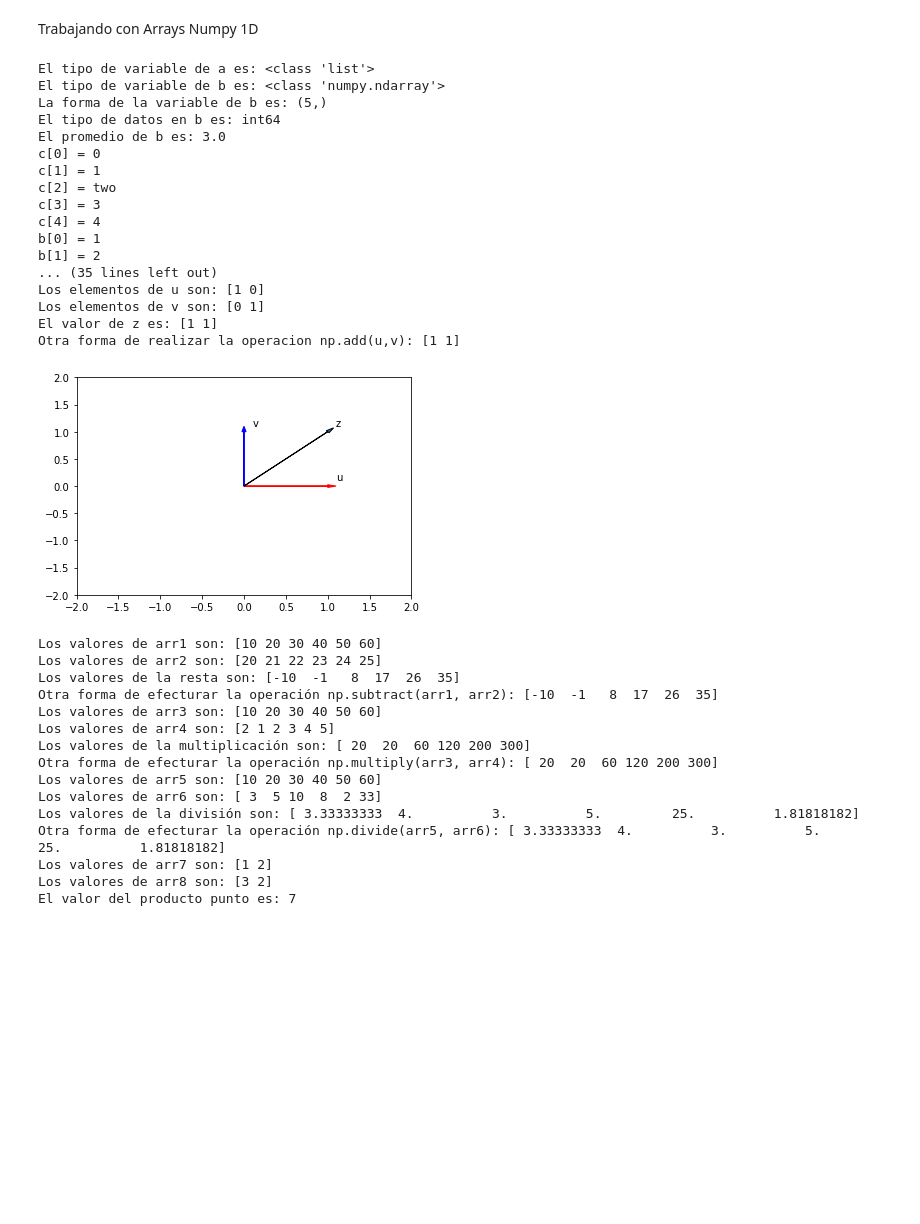
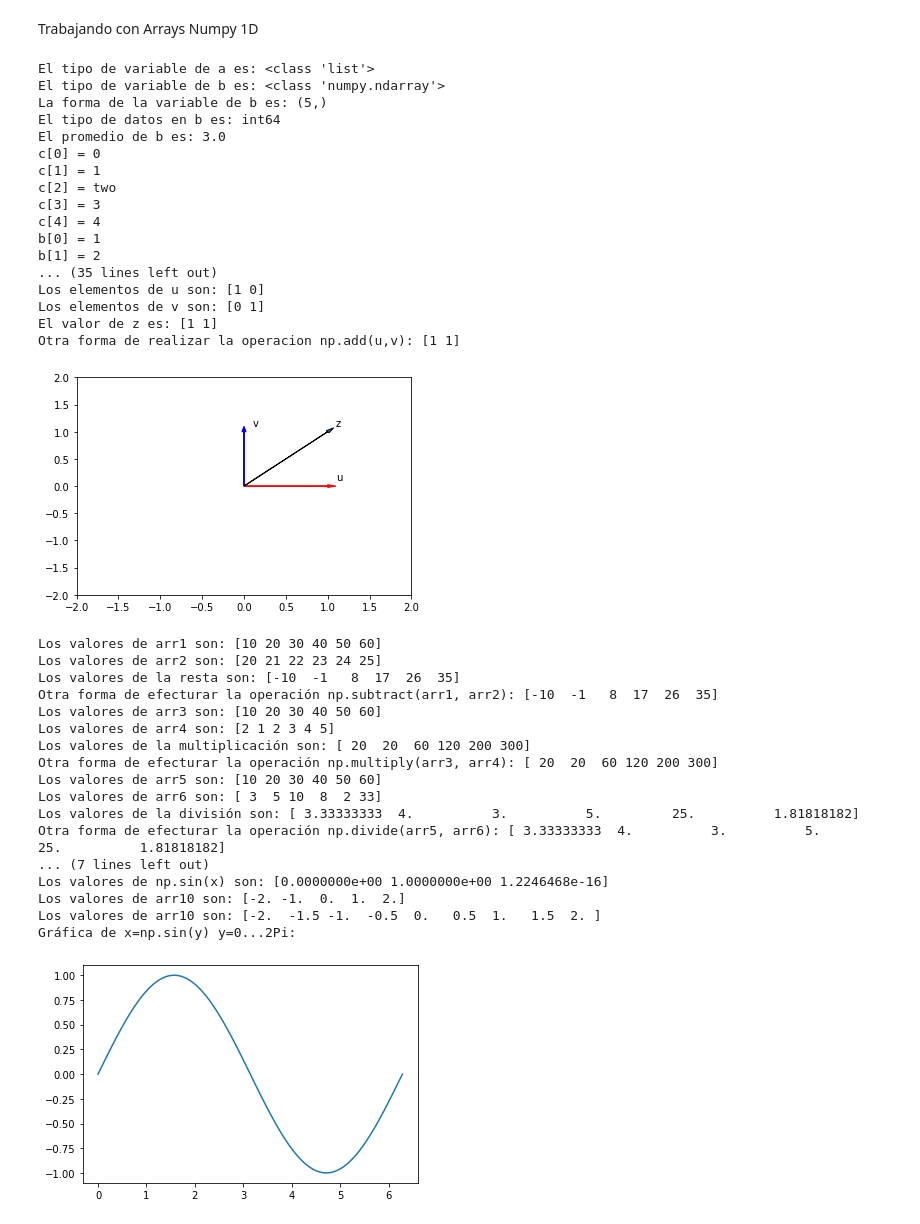
Before and after one commit to PosgradoMNA/actividades-de-aprendizaje-A01793038-Jonathan_Garza, a Jupyter notebook: Actividad_de_semana_3_Python_for_Data_Science_Modulo_5_Jonathan_Garza.ipynb, the cells around one changed output. Drawn from its saved outputs; the diff is of its cells as text; code cells hidden in the pictures; blank space fills up the shorter version.

```diff
--- a/Actividad_de_semana_3_Python_for_Data_Science_Modulo_5_Jonathan_Garza.ipynb
+++ b/Actividad_de_semana_3_Python_for_Data_Science_Modulo_5_Jonathan_Garza.ipynb
@@ -167,7 +167,7 @@ def Plotvec1(u, z, v):
     plt.xlim(-2, 2)#se configuran los límites del eje x como -2 y 2
 
 #Llamar la función y graficar vectores:
-fig, axes = plt.subplots(3, 3)
+fig, axes = plt.subplots(1, 1)
 plot=Plotvec1(u, z, v)
 plt.show()
 
@@ -220,37 +220,74 @@ print('Los valores de arr8 son:', arr8)
 
 #Realizar producto punto e imprimir valores:
 print('El valor del producto punto es:', np.dot(arr7,arr8))
+
+#Agregar una constante a un array:
+arr9 = np.array([1, 2, 3, -1])
+print('Los valores de arr9 son:', arr9)
+print('Los valores de arr9+1 son:', arr9+1)
+
+#El valor de Pi en Numpy
+print('Los valores de Pi es:', np.pi)
+
+#Crear un array en radianes:
+x = np.array([0, np.pi/2 , np.pi])
+print('Los valores de x son:', x)
+
+#Calcular el seno de los valores
+y = np.sin(x)
+print('Los valores de np.sin(x) son:', y)
+
+#Linspace realiza series de numeros en un intervalo establecido igualmente espaciados
+
+#Crear un intervalo de -2 a 2 con 5 espacios
+arr10=np.linspace(-2, 2, num=5)
+print('Los valores de arr10 son:', arr10)
+
+#Crear un intervalo de -2 a 2 con 9 espacios
+arr11=np.linspace(-2, 2, num=9)
+print('Los valores de arr10 son:', arr11)
+
+#Crear la gráfica de seno de 0 a 2Pi usando un intervalo de 100 espacios
+print('Gráfica de x=np.sin(y) y=0...2Pi:')
+x = np.linspace(0, 2*np.pi, num=100)
+y = np.sin(x)
+fig, axes = plt.subplots(1, 1)
+plt.plot(x, y)
+plt.show()
 # %% [output]
 El tipo de variable de a es: <class 'list'>
 El tipo de variable de b es: <class 'numpy.ndarray'>
 La forma de la variable de b es: (5,)
 El tipo de datos en b es: int64
 El promedio de b es: 3.0
 c[0] = 0
 c[1] = 1
 c[2] = two
 c[3] = 3
 c[4] = 4
 b[0] = 1
 b[1] = 2
 ... (35 lines left out)
 Los elementos de u son: [1 0]
 Los elementos de v son: [0 1]
 El valor de z es: [1 1]
 Otra forma de realizar la operacion np.add(u,v): [1 1]
 [figure]
 Los valores de arr1 son: [10 20 30 40 50 60]
 Los valores de arr2 son: [20 21 22 23 24 25]
 Los valores de la resta son: [-10  -1   8  17  26  35]
 Otra forma de efecturar la operación np.subtract(arr1, arr2): [-10  -1   8  17  26  35]
 Los valores de arr3 son: [10 20 30 40 50 60]
 Los valores de arr4 son: [2 1 2 3 4 5]
 Los valores de la multiplicación son: [ 20  20  60 120 200 300]
 Otra forma de efecturar la operación np.multiply(arr3, arr4): [ 20  20  60 120 200 300]
 Los valores de arr5 son: [10 20 30 40 50 60]
 Los valores de arr6 son: [ 3  5 10  8  2 33]
 Los valores de la división son: [ 3.33333333  4.          3.          5.         25.          1.81818182]
 Otra forma de efecturar la operación np.divide(arr5, arr6): [ 3.33333333  4.          3.          5.         25.          1.81818182]
-Los valores de arr7 son: [1 2]
-Los valores de arr8 son: [3 2]
-El valor del producto punto es: 7
+... (7 lines left out)
+Los valores de np.sin(x) son: [0.0000000e+00 1.0000000e+00 1.2246468e-16]
+Los valores de arr10 son: [-2. -1.  0.  1.  2.]
+Los valores de arr10 son: [-2.  -1.5 -1.  -0.5  0.   0.5  1.   1.5  2. ]
+Gráfica de x=np.sin(y) y=0...2Pi:
+[figure, added]
```
Also changed, not shown: parts of 5 cells of this notebook.
